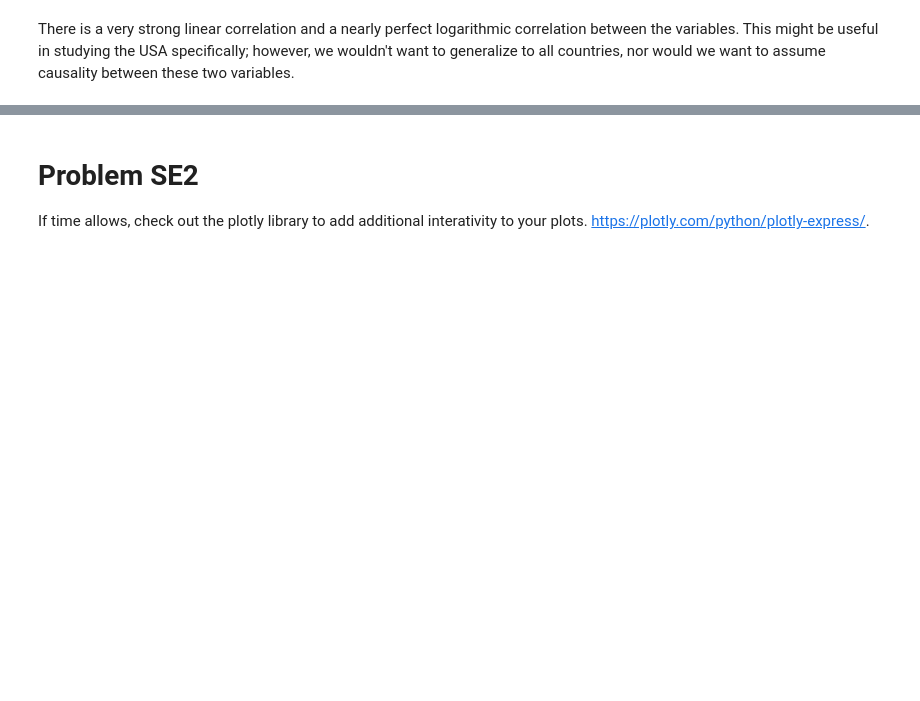
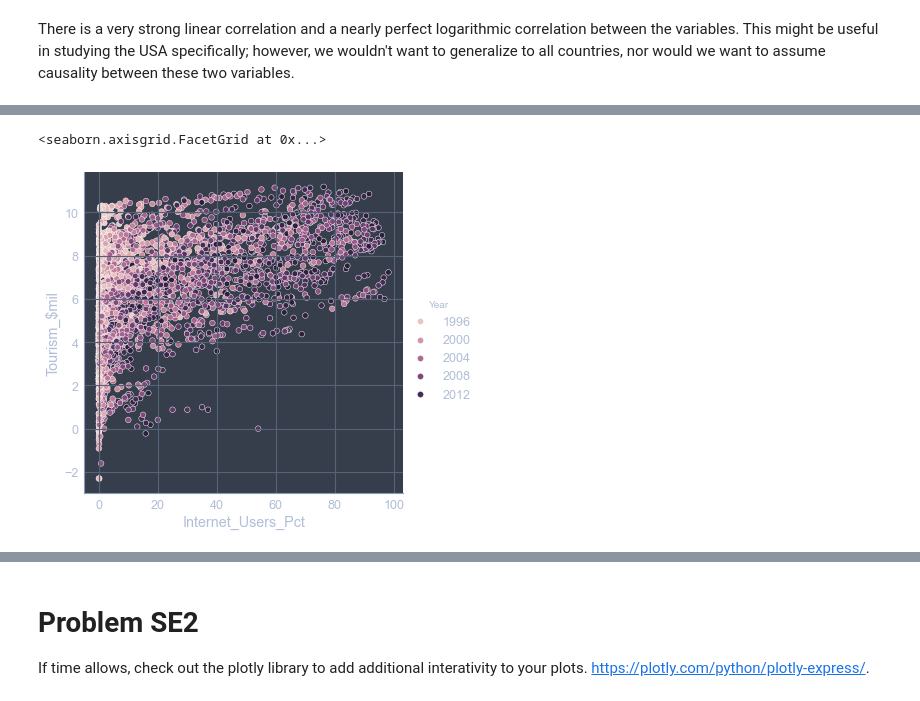
Before and after one commit to nss-data-science-cohort-5/un_exploration-jrioross, a Jupyter notebook: notebooks/UN_Data_Exploration.ipynb, the cells around one changed output, grey strips where cells are left out. Cells and saved outputs as stored; diff of their text form; code cells hidden in the pictures; blank space fills up the shorter version.

```diff
--- a/notebooks/UN_Data_Exploration.ipynb
+++ b/notebooks/UN_Data_Exploration.ipynb
@@ -612,0 +732,5 @@ Choose and download another data set from the UN data http://data.un.org/Explore
+# %%
+sns.relplot(x = 'Internet_Users_Pct', y = np.log(internet_tourism['Tourism_$mil']), data = internet_tourism, hue = 'Year')
+# %% [output]
+<seaborn.axisgrid.FacetGrid at 0x...>
+[figure, added]
```
Also changed, not shown: parts of 16 cells of this notebook.
